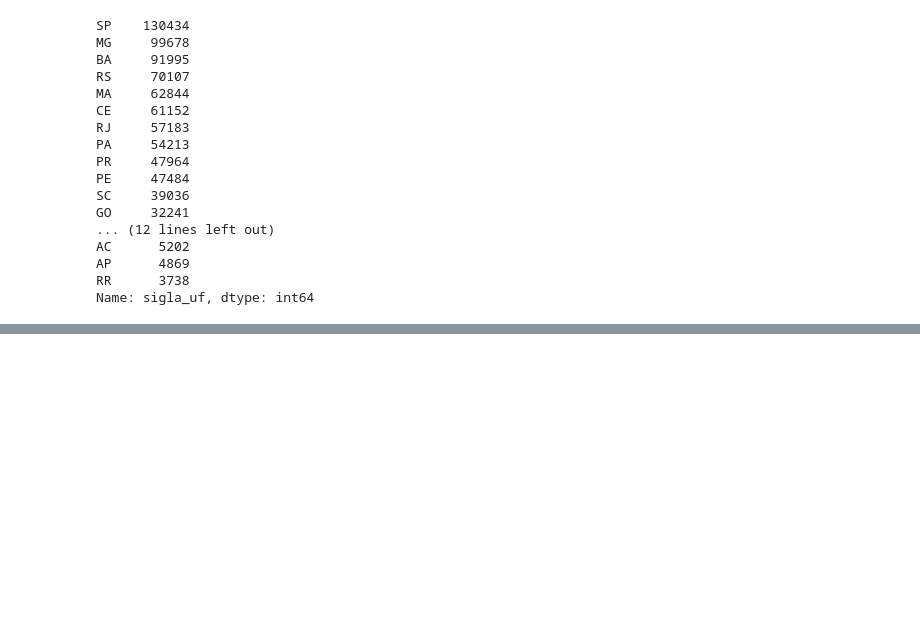
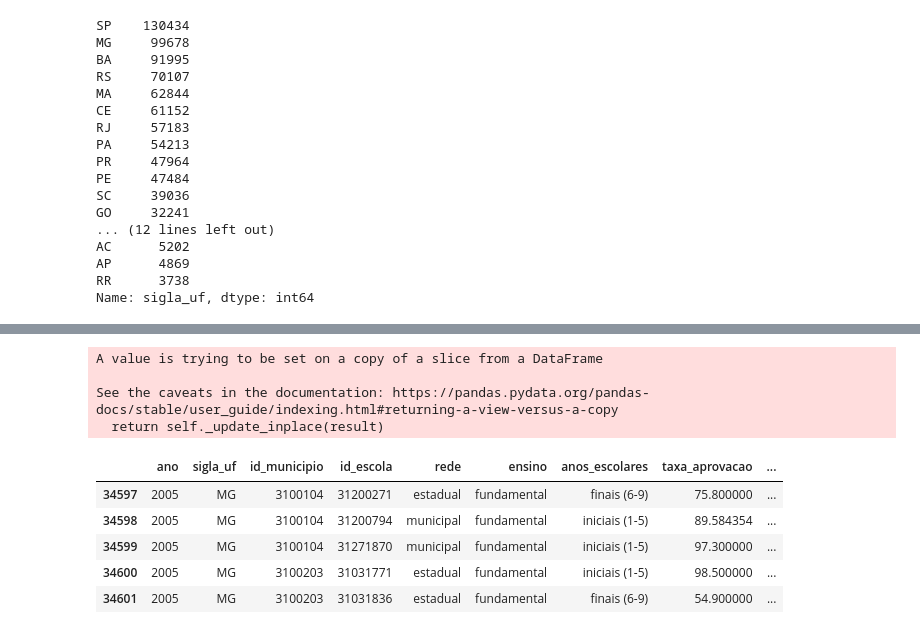
Before and after one commit to lcsbiffi/Tera_Educacao_EvasaoEscolar, a Jupyter notebook: Projeto_Tera_Evasão_Escolar.ipynb, the cells around one changed output, grey strips where cells are left out. Cells and saved outputs as stored; diff of their text form; code cells hidden in the pictures; blank space fills up the shorter version.

```diff
--- a/Projeto_Tera_Evasão_Escolar.ipynb
+++ b/Projeto_Tera_Evasão_Escolar.ipynb
@@ -267,0 +399,4 @@ corr.style.background_gradient(cmap='coolwarm')
+# %%
+colunas = ['taxa_aprovacao', 'indicador_rendimento', 'nota_saeb_matematica', 'nota_saeb_lingua_portuguesa', 'nota_saeb_media_padronizada', 'ideb']
+df_MG = ideb.loc[ideb['sigla_uf'] == "MG"]
+df_MG[colunas].describe()
@@ -267,0 +451,18 @@ corr.style.background_gradient(cmap='coolwarm')
+# %%
+for row in df_MG:
+    for coluna in colunas:
+        df_MG[coluna].fillna((df_MG[coluna].mean()), inplace = True)
+# %% [output]
+A value is trying to be set on a copy of a slice from a DataFrame
+
+See the caveats in the documentation: https://pandas.pydata.org/pandas-docs/stable/user_guide/indexing.html#returning-a-view-versus-a-copy
+  return self._update_inplace(result)
+# %%
+df_MG.head()
+# %% [output]
+|  | ano | sigla_uf | id_municipio | id_escola | rede | ensino | anos_escolares | taxa_aprovacao | ... |
+| 34597 | 2005 | MG | 3100104 | 31200271 | estadual | fundamental | finais (6-9) | 75.800000 | ... |
+| 34598 | 2005 | MG | 3100104 | 31200794 | municipal | fundamental | iniciais (1-5) | 89.584354 | ... |
+| 34599 | 2005 | MG | 3100104 | 31271870 | municipal | fundamental | iniciais (1-5) | 97.300000 | ... |
+| 34600 | 2005 | MG | 3100203 | 31031771 | estadual | fundamental | iniciais (1-5) | 98.500000 | ... |
+| 34601 | 2005 | MG | 3100203 | 31031836 | estadual | fundamental | finais (6-9) | 54.900000 | ... |
```
Also changed, not shown: parts of 206 cells of this notebook.
